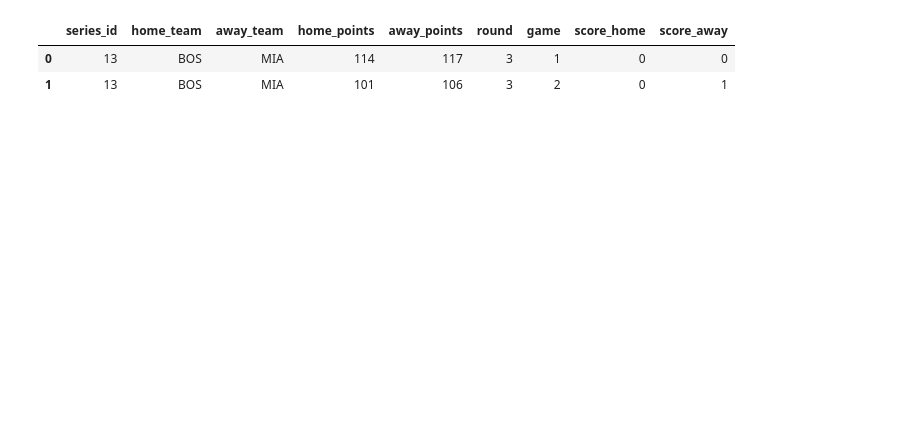
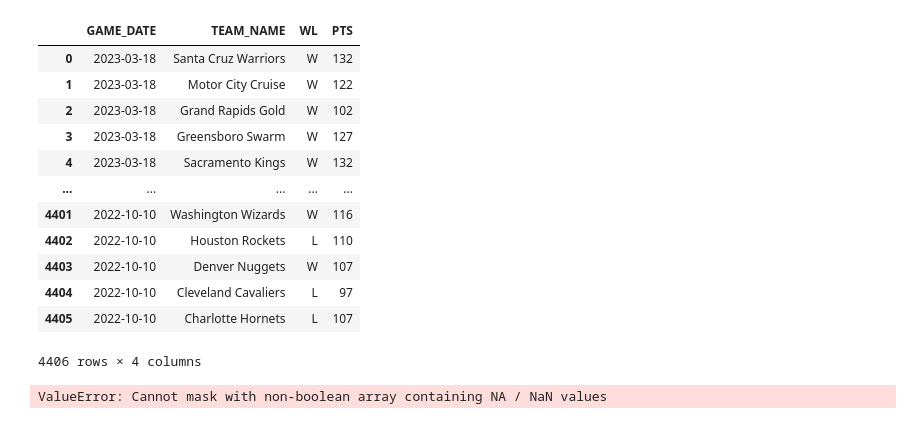
Before and after one commit to Tpjazz12/DATA-4380, a Jupyter notebook: archive/NBA Scrape.ipynb, the cells around one changed output. Saved outputs shown, nothing was run; the diff lists cells and outputs as text; code cells hidden in the pictures; blank space fills up the shorter version.

```diff
--- a/archive/NBA Scrape.ipynb
+++ b/archive/NBA Scrape.ipynb
@@ -22,8 +24,28 @@ data.head()
 # %%
-data = pd.read_csv('nba_playoffs_games_test.csv')
-#pred_data = pd.read_csv('/Users/trustin/Desktop/data_sci/projects/nba_chip_pred/2020_league_rankings_before_orlando.csv')
-data.head()
+from nba_api.stats.endpoints import leaguegamefinder
-# %% [output]
-|  | series_id | home_team | away_team | home_points | away_points | round | game | score_home | score_away |
-| 0 | 13 | BOS | MIA | 114 | 117 | 3 | 1 | 0 | 0 |
-| 1 | 13 | BOS | MIA | 101 | 106 | 3 | 2 | 0 | 1 |
+# %%
+nba = leaguegamefinder.LeagueGameFinder(date_from_nullable='10/10/2022')
+games = nba.get_data_frames()[0]
+games
+# %%
+games = games[['GAME_DATE','TEAM_NAME','WL','PTS']]
+games
+# %% [output]
+|  | GAME_DATE | TEAM_NAME | WL | PTS |
+| 0 | 2023-03-18 | Santa Cruz Warriors | W | 132 |
+| 1 | 2023-03-18 | Motor City Cruise | W | 122 |
+| 2 | 2023-03-18 | Grand Rapids Gold | W | 102 |
+| 3 | 2023-03-18 | Greensboro Swarm | W | 127 |
+| 4 | 2023-03-18 | Sacramento Kings | W | 132 |
+| ... | ... | ... | ... | ... |
+| 4401 | 2022-10-10 | Washington Wizards | W | 116 |
+| 4402 | 2022-10-10 | Houston Rockets | L | 110 |
+| 4403 | 2022-10-10 | Denver Nuggets | W | 107 |
+| 4404 | 2022-10-10 | Cleveland Cavaliers | L | 97 |
+| 4405 | 2022-10-10 | Charlotte Hornets | L | 107 |
+4406 rows × 4 columns
+# %%
+win = games[games['WL'].str.contains('W')]
+lose = games[games['WL'].str.contains('L')]
+# %% [output]
+ValueError: Cannot mask with non-boolean array containing NA / NaN values
```
Also changed, not shown: parts of 10 cells of this notebook, 15 other files.
